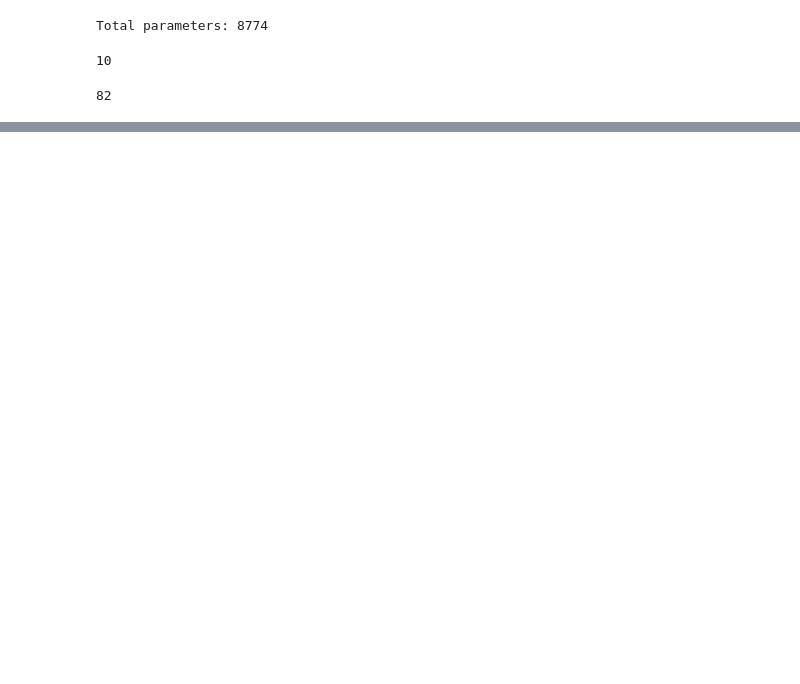
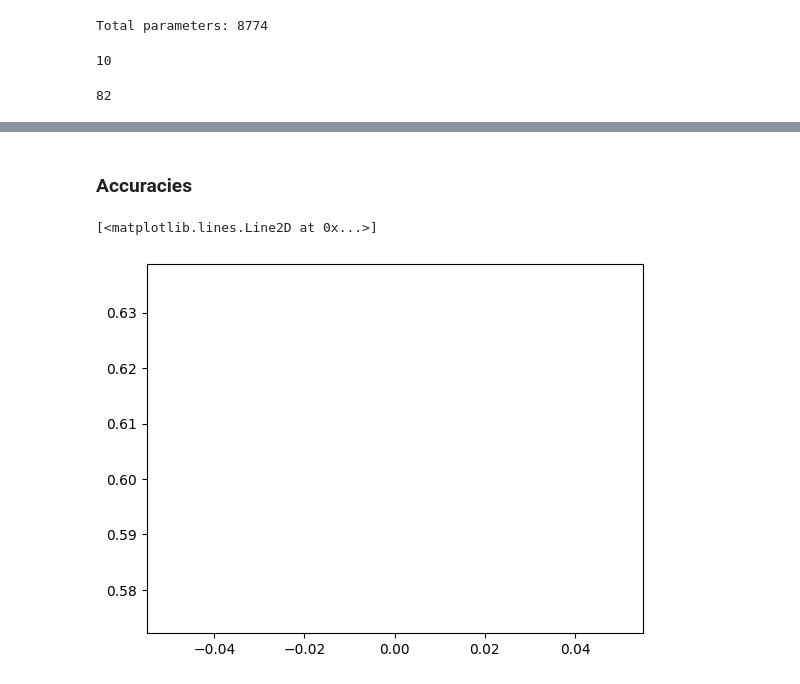
Before and after one commit to MiloszHoleksa/ProbabilisticCircuit, a Jupyter notebook: Baseline_PC.ipynb, the cells around one changed output, grey strips where cells are left out. Drawn from its saved outputs; the diff is of its cells as text; code cells hidden in the pictures; blank space fills up the shorter version.

```diff
--- a/Baseline_PC.ipynb
+++ b/Baseline_PC.ipynb
@@ -616,0 +607,10 @@ cp_channels(1, 8000, mixed_model[0].V)
+# %%
+# Input into Mixed PC
+def get_mini_batch(start= 0, stop = 2000):
+    tuples = []
+    for i in range (start, stop):
+        line = concatenated[i]
+        tuple = (line[:-1], line[-1])
+        tuples.append(tuple)
+
+    return tuples
@@ -616,0 +835,26 @@ cp_channels(1, 8000, mixed_model[0].V)
+# %%
+
+# Validation step
+ff_model.eval()
+val_loss = 0.0
+correct = 0
+total = 0
+accs = []
+test = get_mini_batch(7000, 8000).copy()
+
+with torch.no_grad():
+    for images, labels in test:
+        labels = labels.long()
+        images = images.float()
+        images[:64] = 0
+        outputs = ff_model(images)
+        loss = criterion(outputs, labels)
+        val_loss += loss.item()
+        predicted = torch.argmax(outputs)
+        total += 1
+
+        correct += (predicted == labels).sum().item()
+
+print(f"Epoch {epoch+1}/{epochs}, Training Loss: {running_loss/len(train_loader):.4f}, Validation Loss: {val_loss/len(val_loader):.4f}, Validation Accuracy: {100 * correct / total:.2f}%")
+acc = correct / total
+accs.append(acc)
@@ -616,0 +905,12 @@ cp_channels(1, 8000, mixed_model[0].V)
+# %% [markdown]
+### Accuracies
+# %%
+# Mixed Model accs
+#accs.tolist()
+basline_list = list(acc.item() for acc in accs_baseline)
+pc_list =  list(acc.item() for acc in accs)
+plt.figure()
+plt.plot(basline_list)
+# %% [output]
+[<matplotlib.lines.Line2D at 0x...>]
+[figure, added]
```
Also changed, not shown: parts of 44 cells of this notebook, 1 other file.
